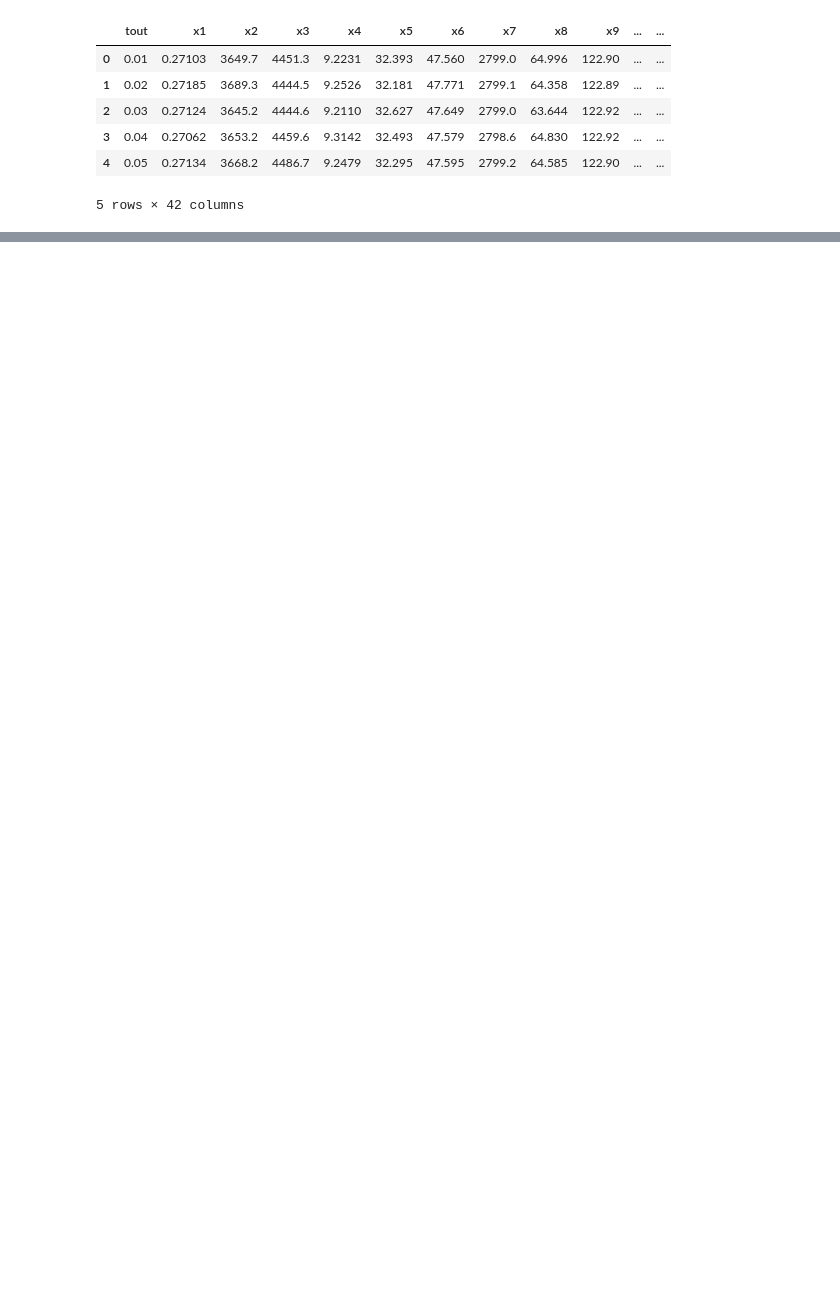
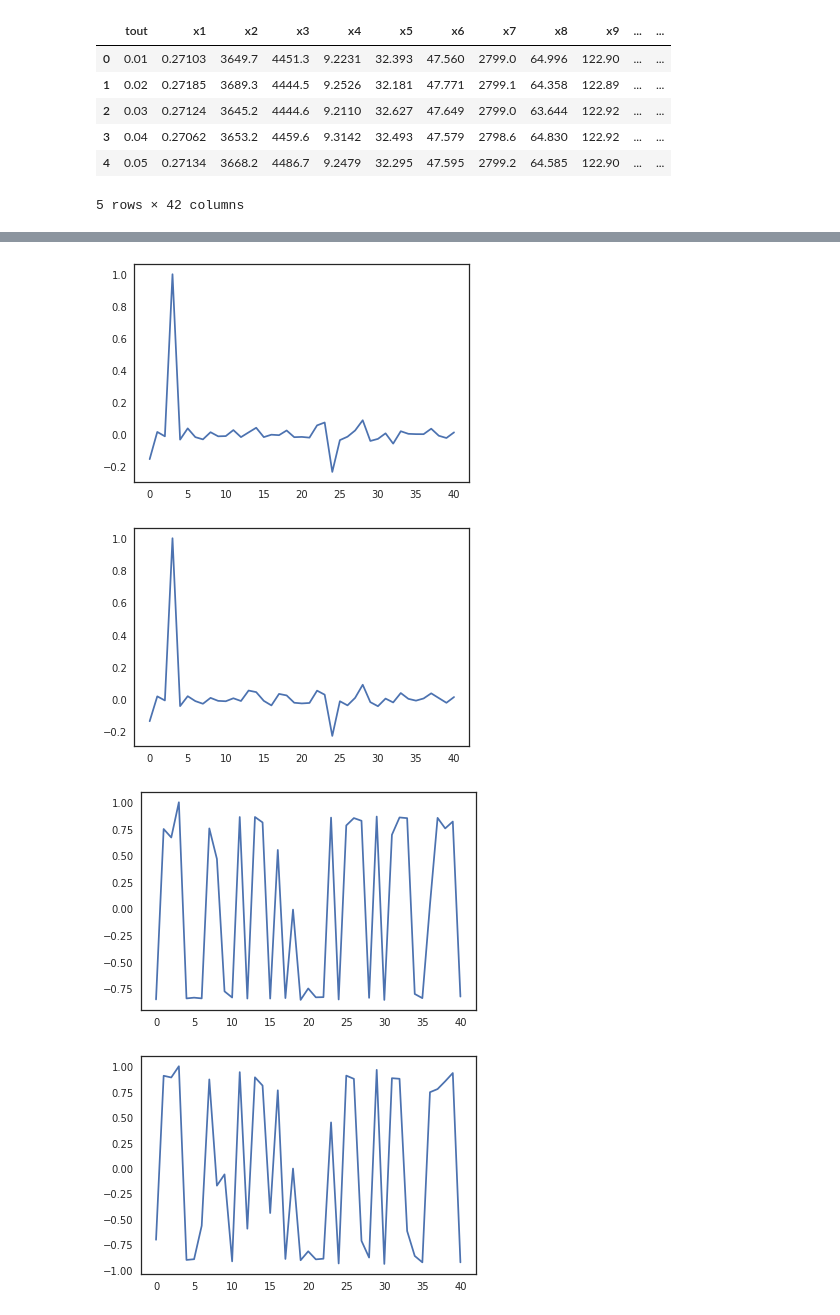
Before and after one commit to ruteee/pesquisa, a Jupyter notebook: Correlação cruzada.ipynb, the cells around one changed output, grey strips where cells are left out. Saved outputs shown, nothing was run; the diff lists cells and outputs as text; code cells hidden in the pictures; blank space fills up the shorter version.

```diff
--- a/Correlação cruzada.ipynb
+++ b/Correlação cruzada.ipynb
@@ -76,0 +147,20 @@ mean_matrix_100 = mean_correlation(int(2/0.01), dfs_fail_100)
+# %%
+plt.plot(np.arange(0,41),mean_matrix_0[3,:])
+plt.show()
+
+plt.plot(np.arange(0,41),mean_matrix_25[3,:])
+plt.show()
+
+plt.plot(np.arange(0,41), mean_matrix_50[3,:])
+plt.show()
+
+plt.plot(np.arange(0,41), mean_matrix_75[3,:])
+plt.show()
+
+plt.plot(np.arange(0,41), mean_matrix_100[3,:])
+plt.show()
+# %% [output]
+[figure, added]
+[figure, added]
+[figure, added]
+[figure, added]
```
Also changed, not shown: parts of 17 cells of this notebook.
